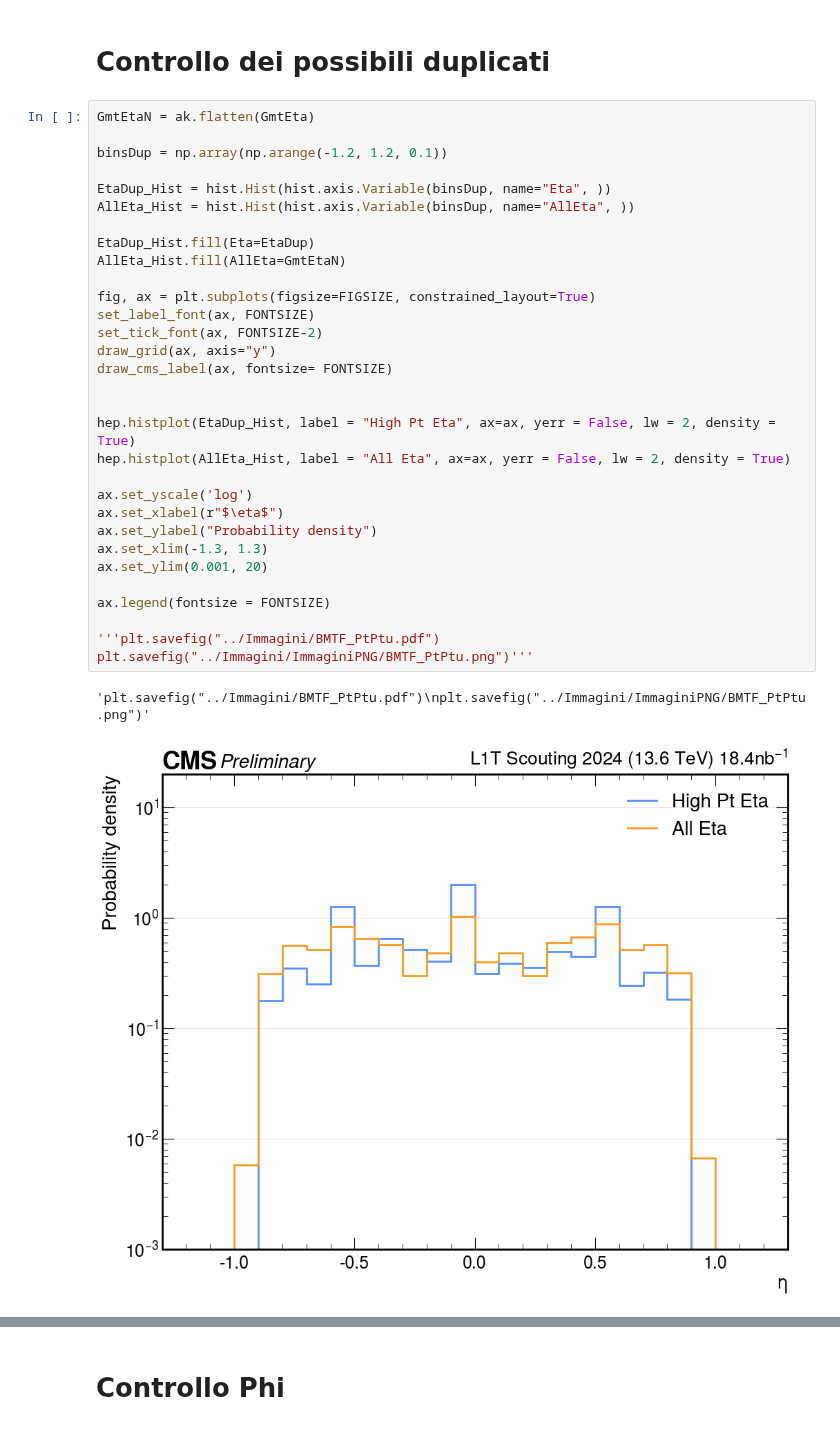
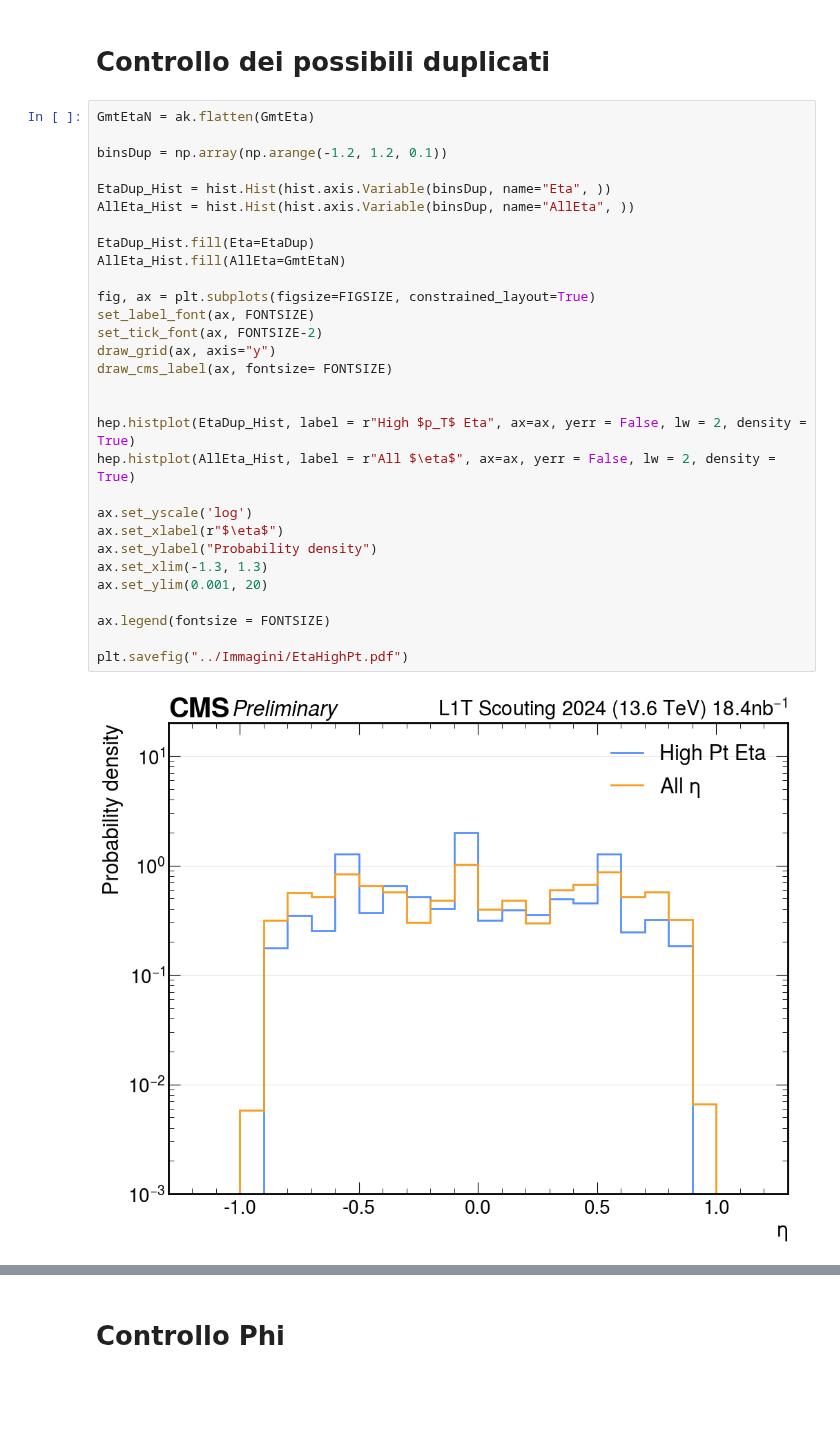
Before and after one commit to francescoreschio/Tesi-Triennale, a Jupyter notebook: Codice/DeltaRDef.ipynb, the cells around one changed output, grey strips where cells are left out. Cells and saved outputs as stored; diff of their text form; blank space fills up the shorter version.

```diff
--- a/Codice/DeltaRDef.ipynb
+++ b/Codice/DeltaRDef.ipynb
@@ -966,37 +977,35 @@ Text(1, 0, 'Quality')
 # %%
 GmtEtaN = ak.flatten(GmtEta)
 
 binsDup = np.array(np.arange(-1.2, 1.2, 0.1))
 
 EtaDup_Hist = hist.Hist(hist.axis.Variable(binsDup, name="Eta", ))
 AllEta_Hist = hist.Hist(hist.axis.Variable(binsDup, name="AllEta", ))
 
 EtaDup_Hist.fill(Eta=EtaDup)
 AllEta_Hist.fill(AllEta=GmtEtaN)
 
 fig, ax = plt.subplots(figsize=FIGSIZE, constrained_layout=True)
 set_label_font(ax, FONTSIZE)
 set_tick_font(ax, FONTSIZE-2)
 draw_grid(ax, axis="y")
 draw_cms_label(ax, fontsize= FONTSIZE)
 
 
-hep.histplot(EtaDup_Hist, label = "High Pt Eta", ax=ax, yerr = False, lw = 2, density = True)
-hep.histplot(AllEta_Hist, label = "All Eta", ax=ax, yerr = False, lw = 2, density = True)
+hep.histplot(EtaDup_Hist, label = r"High $p_T$ Eta", ax=ax, yerr = False, lw = 2, density = True)
+hep.histplot(AllEta_Hist, label = r"All $\eta$", ax=ax, yerr = False, lw = 2, density = True)
 
 ax.set_yscale('log')
 ax.set_xlabel(r"$\eta$")
 ax.set_ylabel("Probability density")
 ax.set_xlim(-1.3, 1.3)
 ax.set_ylim(0.001, 20)
 
 ax.legend(fontsize = FONTSIZE)
 
-'''plt.savefig("../Immagini/BMTF_PtPtu.pdf")
-plt.savefig("../Immagini/ImmaginiPNG/BMTF_PtPtu.png")'''
+plt.savefig("../Immagini/EtaHighPt.pdf")
 # %% [output]
-'plt.savefig("../Immagini/BMTF_PtPtu.pdf")\nplt.savefig("../Immagini/ImmaginiPNG/BMTF_PtPtu.png")'
-[figure, old version]
+[figure, new version]
 # %%
 PtRange = np.arange(100, 265, 15)
 EtaRange = np.arange(-1, 1.2, 0.2)
```
Also changed, not shown: parts of 10 cells of this notebook, 5 other files.
